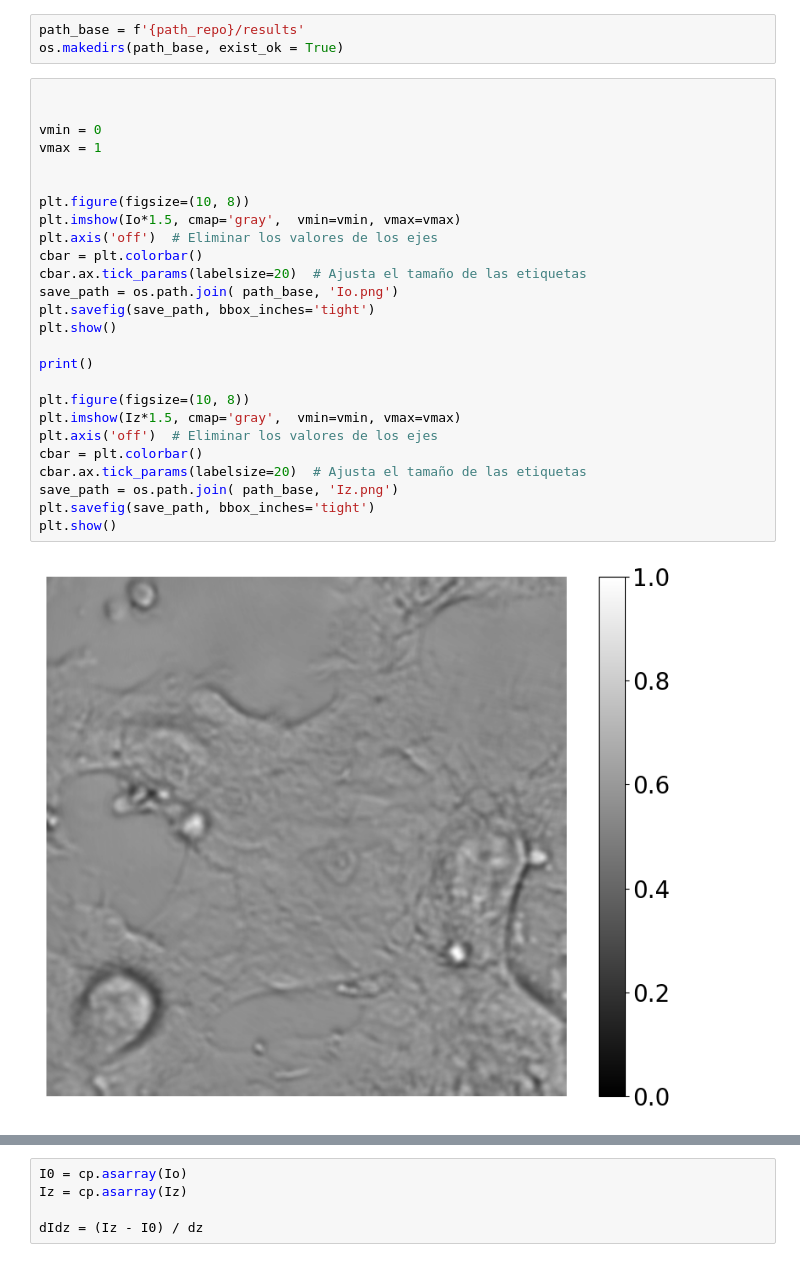
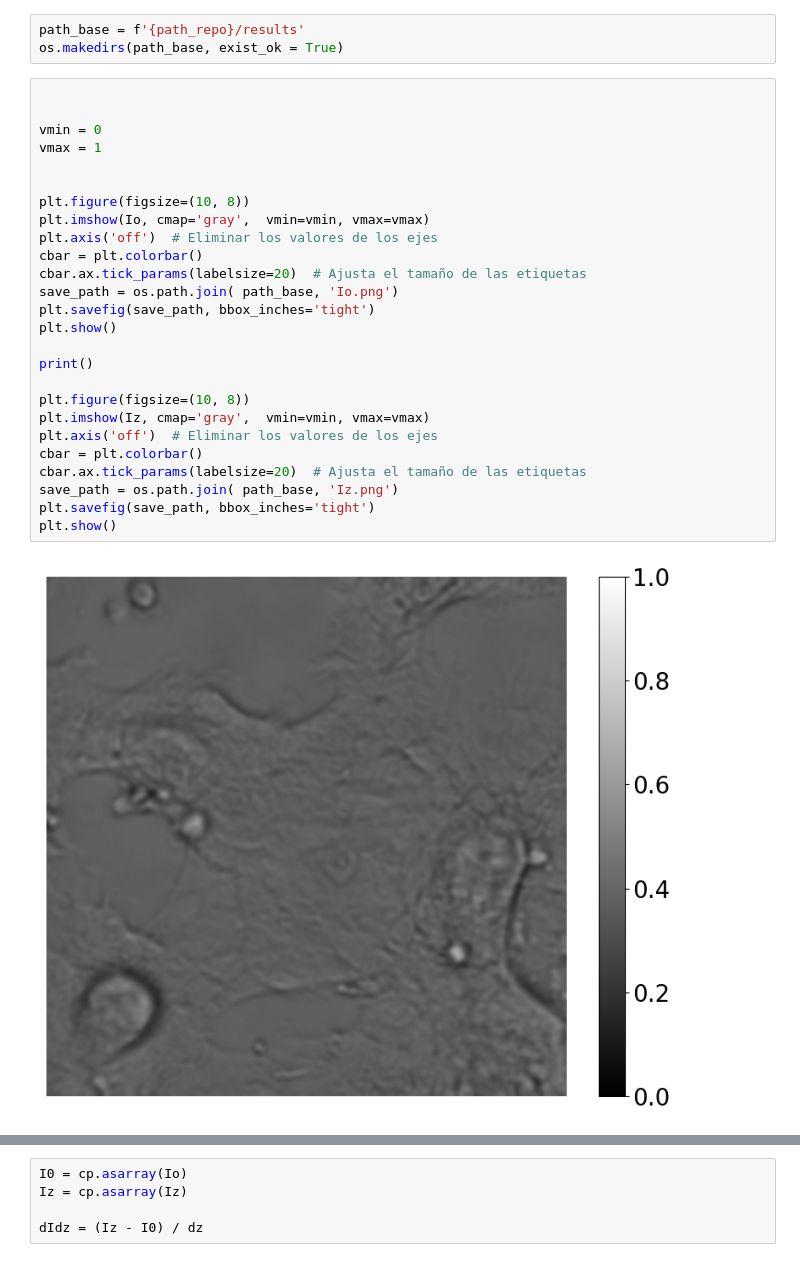
Before and after one commit to alecoso/MS-TIE, a Jupyter notebook: src/MS_TIE-Experiments.ipynb, the cells around one changed output, grey strips where cells are left out. Drawn from its saved outputs; the diff is of its cells as text.

```diff
--- a/src/MS_TIE-Experiments.ipynb
+++ b/src/MS_TIE-Experiments.ipynb
@@ -437,28 +437,28 @@ os.makedirs(path_base, exist_ok = True)
 # %%
 
 
 vmin = 0
 vmax = 1
 
 
 plt.figure(figsize=(10, 8))
-plt.imshow(Io*1.5, cmap='gray',  vmin=vmin, vmax=vmax)
+plt.imshow(Io, cmap='gray',  vmin=vmin, vmax=vmax)
 plt.axis('off')  # Eliminar los valores de los ejes
 cbar = plt.colorbar()
 cbar.ax.tick_params(labelsize=20)  # Ajusta el tamaño de las etiquetas
 save_path = os.path.join( path_base, 'Io.png')
 plt.savefig(save_path, bbox_inches='tight')
 plt.show()
 
 print()
 
 plt.figure(figsize=(10, 8))
-plt.imshow(Iz*1.5, cmap='gray',  vmin=vmin, vmax=vmax)
+plt.imshow(Iz, cmap='gray',  vmin=vmin, vmax=vmax)
 plt.axis('off')  # Eliminar los valores de los ejes
 cbar = plt.colorbar()
 cbar.ax.tick_params(labelsize=20)  # Ajusta el tamaño de las etiquetas
 save_path = os.path.join( path_base, 'Iz.png')
 plt.savefig(save_path, bbox_inches='tight')
 plt.show()
 # %% [output]
-[figure, old version]
+[figure, new version]
```
Also changed, not shown: parts of 8 cells of this notebook.
